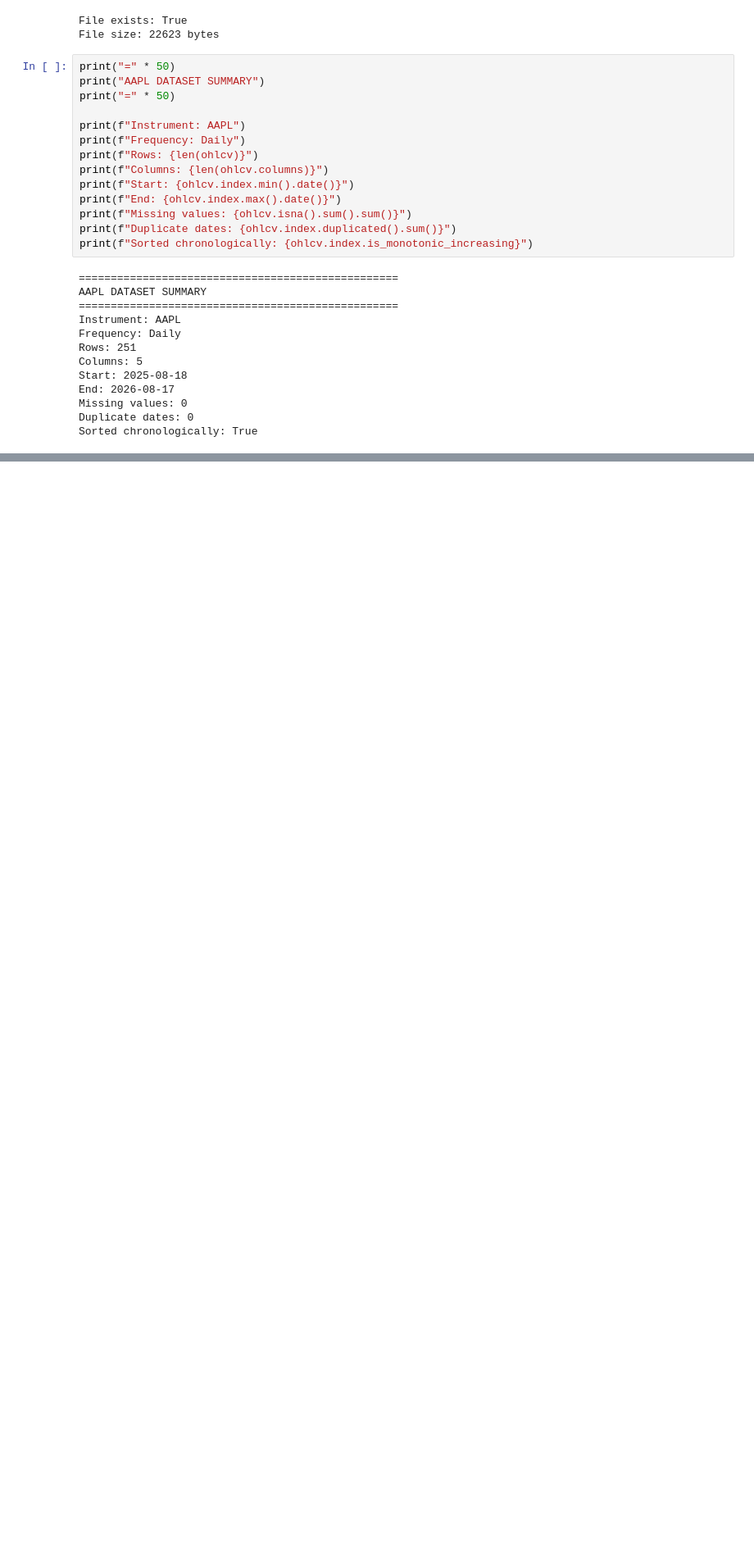
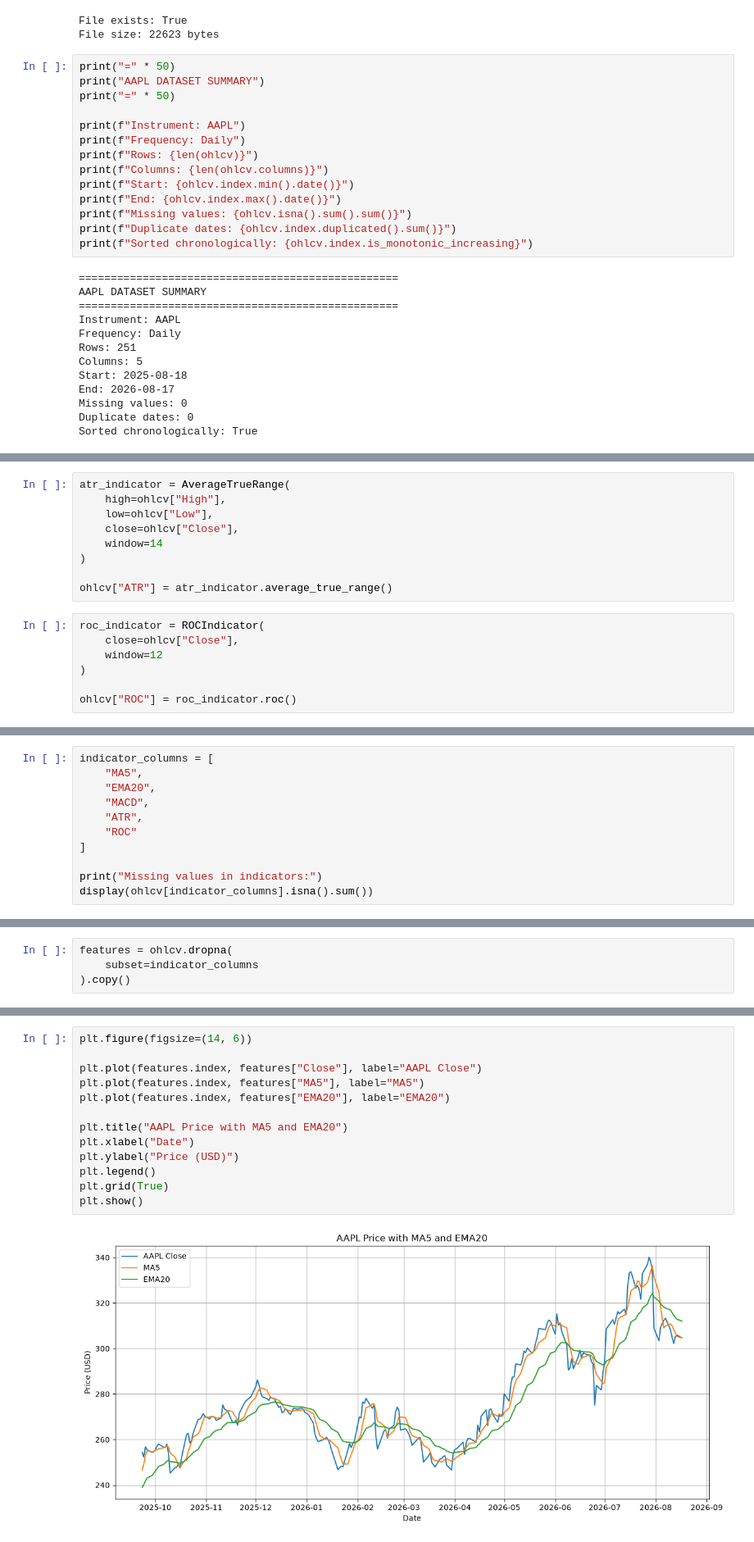
Before and after one commit to nschandunu/quantitative-research-stock-trend, a Jupyter notebook: notebooks/01_data_collection.ipynb, the cells around one changed output, grey strips where cells are left out. Shown at 82% size. Saved outputs shown, nothing was run; the diff lists cells and outputs as text; blank space fills up the shorter version.

Commit message:
feat: add AAPL technical indicator features

```diff
--- a/notebooks/01_data_collection.ipynb
+++ b/notebooks/01_data_collection.ipynb
@@ -327,0 +386,16 @@ Sorted chronologically: True
+# %%
+atr_indicator = AverageTrueRange(
+    high=ohlcv["High"],
+    low=ohlcv["Low"],
+    close=ohlcv["Close"],
+    window=14
+)
+
+ohlcv["ATR"] = atr_indicator.average_true_range()
+# %%
+roc_indicator = ROCIndicator(
+    close=ohlcv["Close"],
+    window=12
+)
+
+ohlcv["ROC"] = roc_indicator.roc()
@@ -327,0 +430,11 @@ Sorted chronologically: True
+# %%
+indicator_columns = [
+    "MA5",
+    "EMA20",
+    "MACD",
+    "ATR",
+    "ROC"
+]
+
+print("Missing values in indicators:")
+display(ohlcv[indicator_columns].isna().sum())
@@ -327,0 +463,4 @@ Sorted chronologically: True
+# %%
+features = ohlcv.dropna(
+    subset=indicator_columns
+).copy()
@@ -327,0 +502,15 @@ Sorted chronologically: True
+# %%
+plt.figure(figsize=(14, 6))
+
+plt.plot(features.index, features["Close"], label="AAPL Close")
+plt.plot(features.index, features["MA5"], label="MA5")
+plt.plot(features.index, features["EMA20"], label="EMA20")
+
+plt.title("AAPL Price with MA5 and EMA20")
+plt.xlabel("Date")
+plt.ylabel("Price (USD)")
+plt.legend()
+plt.grid(True)
+plt.show()
+# %% [output]
+[figure, added]
```
Also changed, not shown: parts of 25 cells of this notebook, 1 other file.
